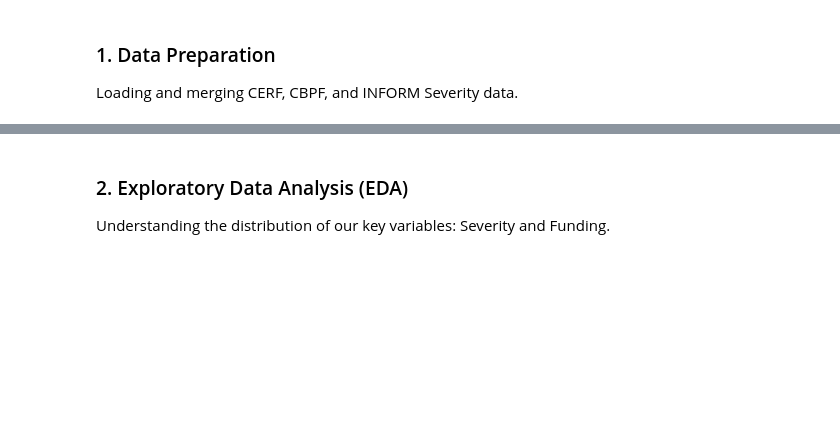
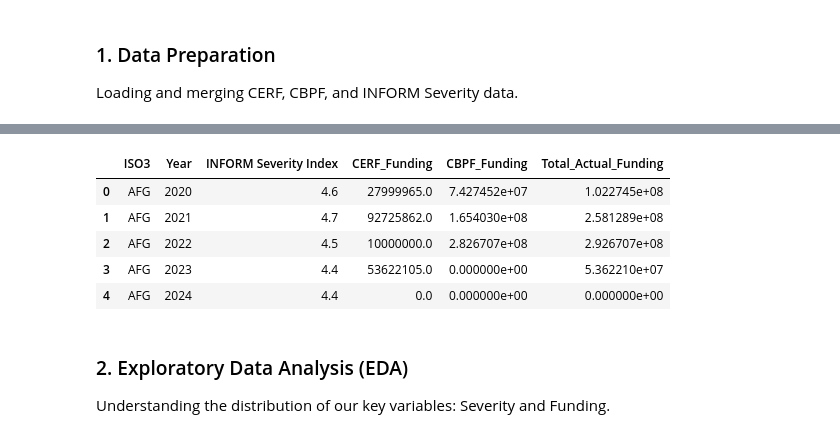
Before and after one commit to USER-397X/OCHA, a Jupyter notebook: ocha_eda.ipynb, the cells around one changed output, grey strips where cells are left out. Saved outputs shown, nothing was run; the diff lists cells and outputs as text; code cells hidden in the pictures; blank space fills up the shorter version.

```diff
--- a/ocha_eda.ipynb
+++ b/ocha_eda.ipynb
@@ -1147,3 +1143,12 @@ print('Dataset ready with ' + str(len(df_clean)) + ' records.')
+# %%
+df_clean.head()
+# %% [output]
+|  | ISO3 | Year | INFORM Severity Index | CERF_Funding | CBPF_Funding | Total_Actual_Funding |
+| 0 | AFG | 2020 | 4.6 | 27999965.0 | 7.427452e+07 | 1.022745e+08 |
+| 1 | AFG | 2021 | 4.7 | 92725862.0 | 1.654030e+08 | 2.581289e+08 |
+| 2 | AFG | 2022 | 4.5 | 10000000.0 | 2.826707e+08 | 2.926707e+08 |
+| 3 | AFG | 2023 | 4.4 | 53622105.0 | 0.000000e+00 | 5.362210e+07 |
+| 4 | AFG | 2024 | 4.4 | 0.0 | 0.000000e+00 | 0.000000e+00 |
 # %% [markdown]
 ### 2. Exploratory Data Analysis (EDA)
 Understanding the distribution of our key variables: Severity and Funding.
```
Also changed, not shown: parts of 32 cells of this notebook, 1 other file.
